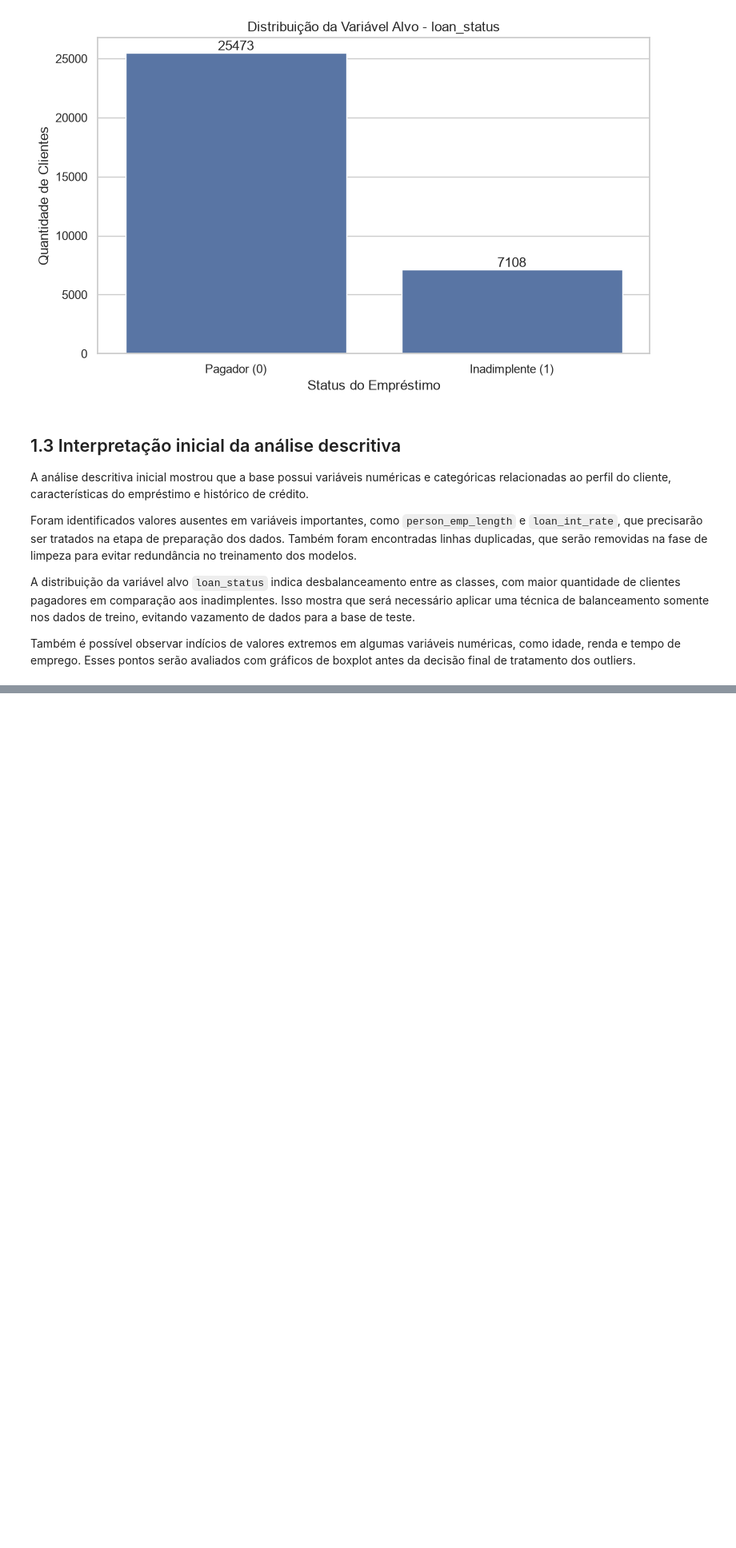
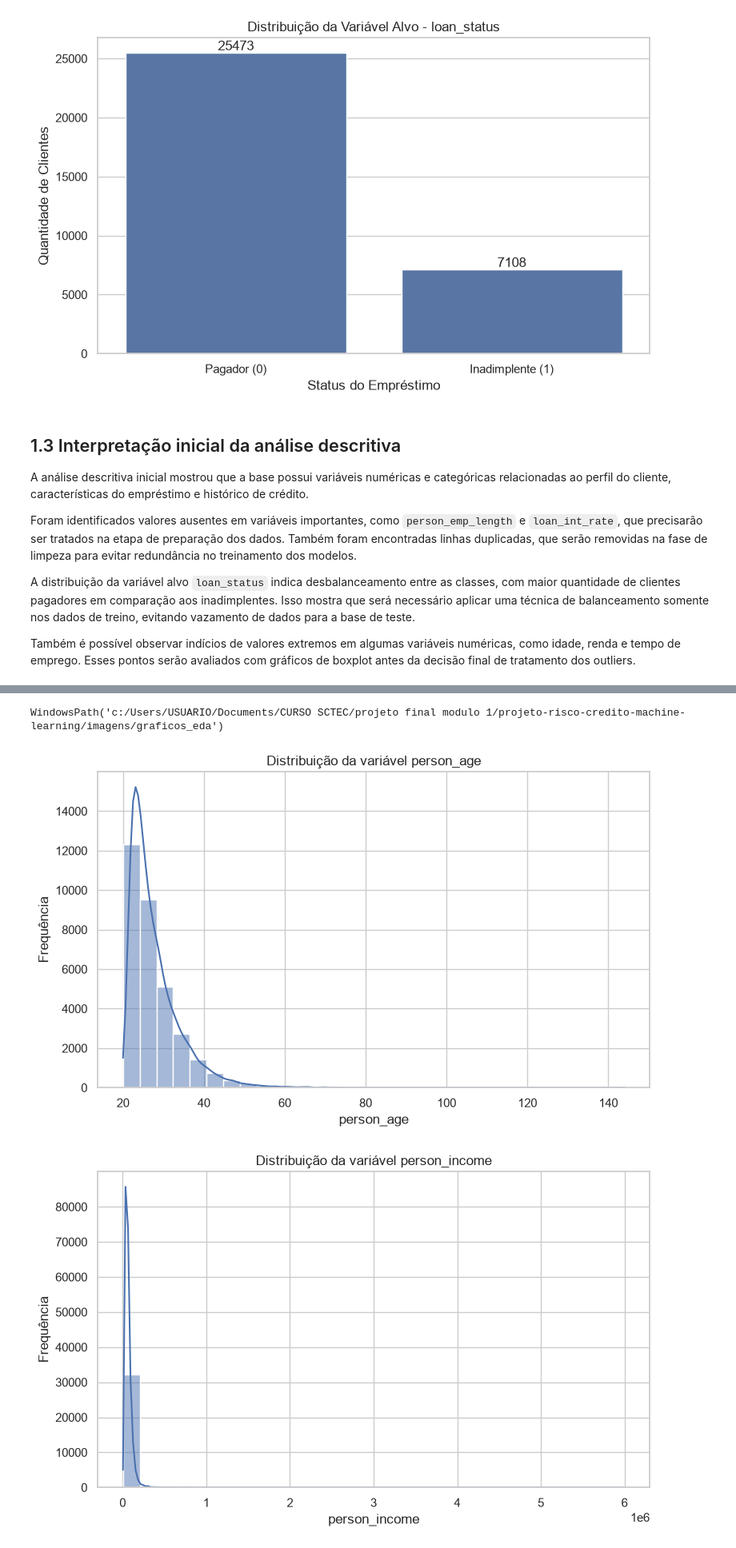
Before and after one commit to MarcioLuizBR/projeto-risco-credito-machine-learning, a Jupyter notebook: notebooks/pipeline_risco_credito.ipynb, the cells around one changed output, grey strips where cells are left out. Shown at 80% size. Saved outputs shown, nothing was run; the diff lists cells and outputs as text; code cells hidden in the pictures; blank space fills up the shorter version.

Commit message:
feat: adiciona graficos iniciais da EDA
Inclui histogramas, boxplots, mapa de calor de correlação e interpretação visual dos principais padrões da base.

```diff
--- a/notebooks/pipeline_risco_credito.ipynb
+++ b/notebooks/pipeline_risco_credito.ipynb
@@ -259,0 +266,53 @@ Também é possível observar indícios de valores extremos em algumas variávei
+# %%
+# Definindo a raiz do projeto de forma segura
+# Isso evita erro caso o notebook seja executado da raiz do projeto ou da pasta notebooks.
+
+base_dir = Path.cwd()
+
+if (base_dir / "data").exists():
+    raiz_projeto = base_dir
+else:
+    raiz_projeto = base_dir.parent
+
+# Pasta onde os gráficos da EDA serão salvos
+pasta_graficos = raiz_projeto / "imagens" / "graficos_eda"
+pasta_graficos.mkdir(parents=True, exist_ok=True)
+
+pasta_graficos
+# %% [output]
+WindowsPath('c:/Users/USUARIO/Documents/CURSO SCTEC/projeto final modulo 1/projeto-risco-credito-machine-learning/imagens/graficos_eda')
+# %%
+# Histogramas para analisar a distribuição de variáveis numéricas importantes
+
+variaveis_histograma = [
+    "person_age",
+    "person_income",
+    "loan_amnt",
+    "loan_int_rate"
+]
+
+for coluna in variaveis_histograma:
+    plt.figure(figsize=(8, 5))
+
+    sns.histplot(
+        data=df,
+        x=coluna,
+        kde=True,
+        bins=30
+    )
+
+    plt.title(f"Distribuição da variável {coluna}")
+    plt.xlabel(coluna)
+    plt.ylabel("Frequência")
+    plt.tight_layout()
+
+    plt.savefig(
+        pasta_graficos / f"histograma_{coluna}.png",
+        dpi=300,
+        bbox_inches="tight"
+    )
+
+    plt.show()
+# %% [output]
+[figure, added]
+[figure, added]
```
Also changed, not shown: parts of 7 cells of this notebook, 12 other files.
